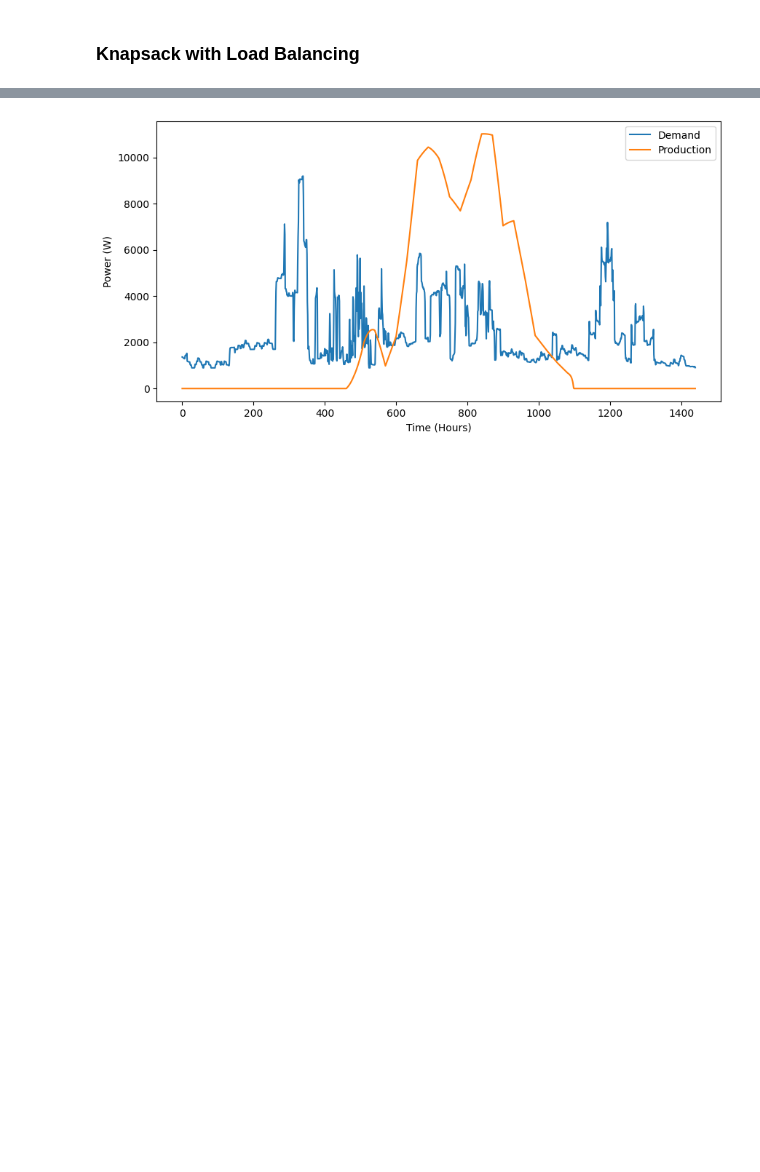
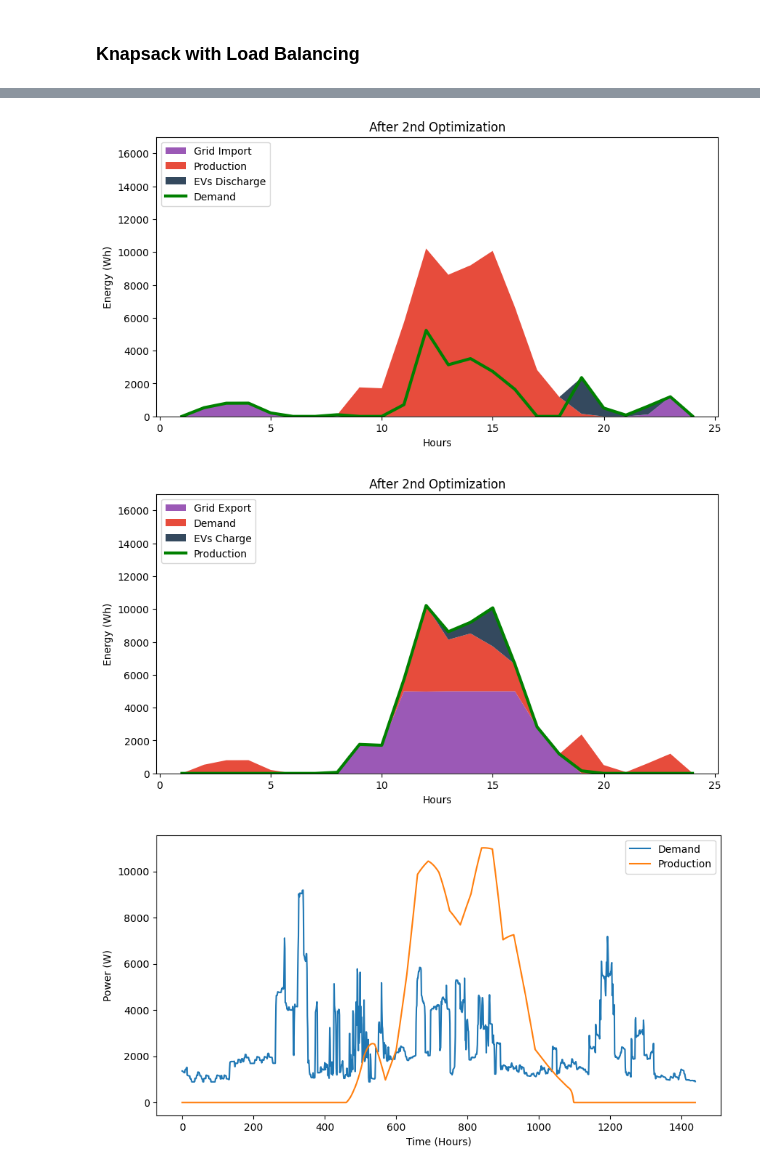
Before and after one commit to feelab-info/PROCSIM_ECs_Simulation_Scenarios, a Jupyter notebook: second_paper/Optimization_with_Pyomo_MinimizeEnergyCosts.ipynb, the cells around one changed output, grey strips where cells are left out. Saved outputs shown, nothing was run; the diff lists cells and outputs as text; code cells hidden in the pictures; blank space fills up the shorter version.

```diff
--- a/second_paper/Optimization_with_Pyomo_MinimizeEnergyCosts.ipynb
+++ b/second_paper/Optimization_with_Pyomo_MinimizeEnergyCosts.ipynb
@@ -1232,3 +1214,71 @@ plt.show()
+# %%
+demandd = opt[:24*60*1]
+demandd = demandd.set_index("Date")
+demandd = demandd.groupby(demandd.index.hour).mean()
+
+
+# ----- 1 -----
+
+
+#fig, ax = plt.subplots()
+#plt.stackplot(demandd.index, demandd["Production"], dfs['evSoc_df'].sum(), labels=['Production', 'SOC'])
+#demandd["Demand"].plot(color='green')
+#ax.legend(loc='upper left')
+#ax.set_title('After Optimization')
+#ax.set_xlabel('Hours')
+#ax.set_ylabel('Energy (Wh)')
+#plt.savefig('after_opt_2b.png')
+
+
+# ----- 2 -----
+
+#dfs["prod_used_df"] = dfs["production_df"] - dfs["demand_df"].transpose()[0][1:]
+#dfs["prod_used_df"].loc[dfs["prod_used_df"] >= 0] = dfs["production_df"] - dfs["pExp_df"] - dfs["evCharge_df"].sum() + dfs["evDischarge_df"].sum()
+#dfs["prod_used_df"].loc[dfs["prod_used_df"] < 0] = dfs["production_df"]
+
+#dfs["battery_used_df"] = dfs["demand_df"].transpose()[0][1:] - dfs["prod_used_df"] - dfs["pImp_df"]
+
+#fig, ax = plt.subplots()
+#plt.stackplot(dfs["pImp_df"].index, dfs["pImp_df"],  dfs["prod_used_df"], dfs["battery_used_df"], labels=['Grid', 'Production', 'EVs Discharge'])
+#dfs["demand_df"].transpose()[0][1:].plot(color='blue', label='Demand')
+#ax.legend(loc='upper left')
+#ax.set_title('After Optimization')
+#ax.set_xlabel('Hours')
+#ax.set_ylabel('Energy (Wh)')
+#plt.savefig('after_opt_2b.png')
+
+
+#----- 3 -----
+
+color_map = ["#9b59b6", "#e74c3c", "#34495e", "#2ecc71"]
+
+
+fig, ax = plt.subplots()
+plt.stackplot(dfs["pImp_df"].index, dfs["pImp_df"],  dfs["production_df"], dfs["evDischarge_df"].sum(), labels=['Grid Import', 'Production', 'EVs Discharge'], colors = color_map)
+dfs["demand_df"].transpose()[0][1:].plot(color='green', label='Demand', linewidth=3)
+ax.legend(loc='upper left')
+ax.set_title('After 2nd Optimization')
+ax.set_xlabel('Hours')
+ax.set_ylabel('Energy (Wh)')
+ax.set_ylim(0, 17000)
+plt.savefig('after_opt_2.png')
+
+
+
+fig, ax = plt.subplots()
+plt.stackplot(dfs["pExp_df"].index, dfs["pExp_df"], dfs["demand_df"].transpose()[0][1:], dfs["evCharge_df"].sum(), labels=['Grid Export', 'Demand', 'EVs Charge'], colors = color_map)
+dfs["production_df"].plot(color='green', label='Production', linewidth=3)
+
+#dfs["evSoc_df"].sum().plot(color='black')
+ax.legend(loc='upper left')
+ax.set_title('After 2nd Optimization')
+ax.set_xlabel('Hours')
+ax.set_ylabel('Energy (Wh)')
+ax.set_ylim(0, 17000)
+plt.savefig('after_opt_2b.png')
+# %% [output]
+[figure, added]
+[figure, added]
 # %%
 before = pd.read_csv(path_steps_minutes + '/netload.csv', sep=';')
 before.columns = ['Date', 'Demand', 'PV_Production', 'Wind_Production', 'Production', 'Netload']
```
Also changed, not shown: parts of 16 cells of this notebook, 2 other files.
